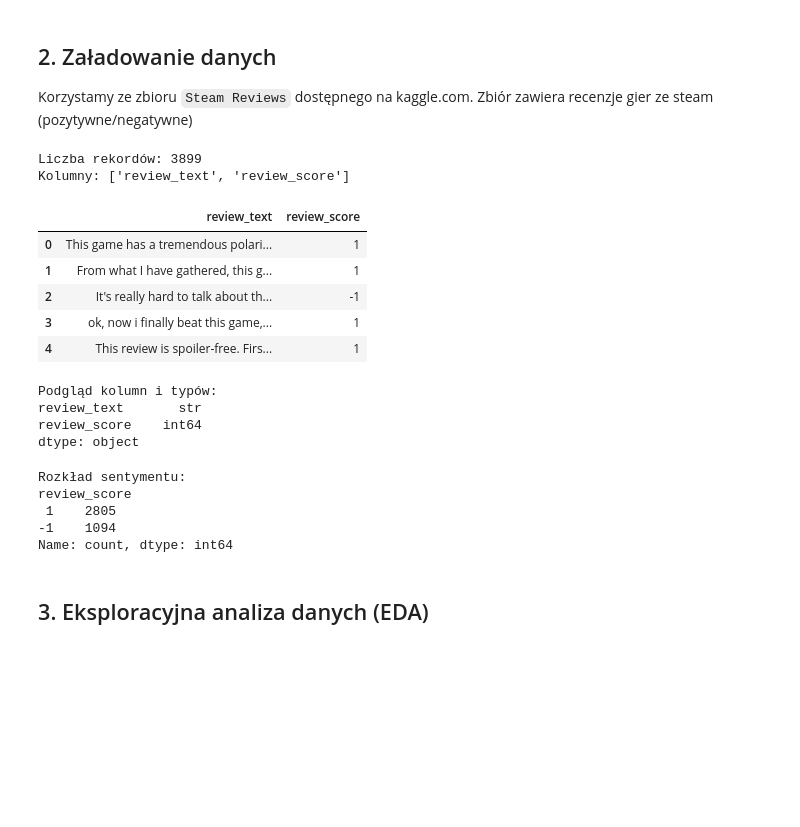
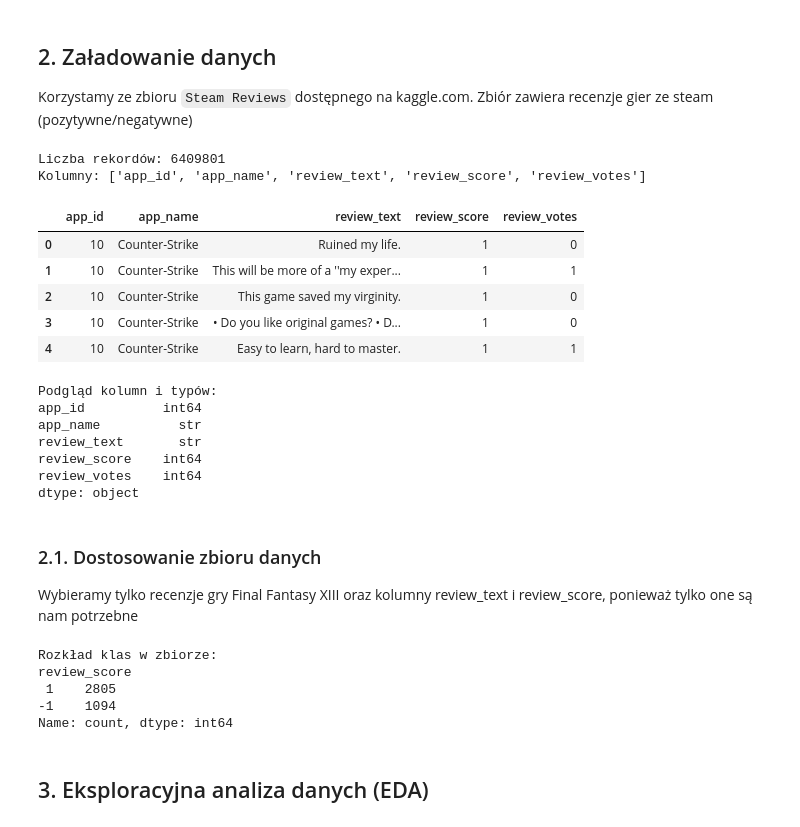
Before and after one commit to WhatTheGo/AnalizaSentymentuSteam, a Jupyter notebook: 01_dane_i_przetwarzanie.ipynb, the cells around one changed output. Saved outputs shown, nothing was run; the diff lists cells and outputs as text; code cells hidden in the pictures; blank space fills up the shorter version.

```diff
--- a/01_dane_i_przetwarzanie.ipynb
+++ b/01_dane_i_przetwarzanie.ipynb
@@ -45,37 +46,52 @@ pd.set_option("display.max_colwidth", 200)
 
 Korzystamy ze zbioru `Steam Reviews` dostępnego na kaggle.com. Zbiór zawiera recenzje gier ze steam (pozytywne/negatywne)
 # %%
-df = pd.read_csv("final_fantasy_XIII.csv")
-df = df.dropna()
+df = pd.read_csv("steam_reviews.csv")
+
+# Usunięcie pustych wierszy
+df = df.dropna(subset=['review_text', 'review_score'])
+
 print(f"Liczba rekordów: {len(df)}")
 print(f"Kolumny: {list(df.columns)}")
 df.head()
 # %% [output]
-Liczba rekordów: 3899
-Kolumny: ['review_text', 'review_score']
+Liczba rekordów: 6409801
+Kolumny: ['app_id', 'app_name', 'review_text', 'review_score', 'review_votes']
-|  | review_text | review_score |
-| 0 | This game has a tremendous polari... | 1 |
-| 1 | From what I have gathered, this g... | 1 |
-| 2 | It's really hard to talk about th... | -1 |
-| 3 | ok, now i finally beat this game,... | 1 |
-| 4 | This review is spoiler-free. Firs... | 1 |
+|  | app_id | app_name | review_text | review_score | review_votes |
+| 0 | 10 | Counter-Strike | Ruined my life. | 1 | 0 |
+| 1 | 10 | Counter-Strike | This will be more of a ''my exper... | 1 | 1 |
+| 2 | 10 | Counter-Strike | This game saved my virginity. | 1 | 0 |
+| 3 | 10 | Counter-Strike | • Do you like original games? • D... | 1 | 0 |
+| 4 | 10 | Counter-Strike | Easy to learn, hard to master. | 1 | 1 |
 # %%
 print("Podgląd kolumn i typów:")
 print(df.dtypes)
 # %% [output]
 Podgląd kolumn i typów:
+app_id          int64
+app_name          str
 review_text       str
 review_score    int64
+review_votes    int64
 dtype: object
+# %% [markdown]
+### 2.1. Dostosowanie zbioru danych
+
+Wybieramy tylko recenzje gry Final Fantasy XIII oraz kolumny review_text i review_score, ponieważ tylko one są nam potrzebne
 # %%
+df = df[df['app_name'] == 'FINAL FANTASY XIII'][['review_text', 'review_score']]
+
+# Ewentualny zapis nowego zbioru do pliku csv
+df.to_csv('final_fantasy_XIII.csv', index=False)
+
 # review_score, 1 - pozytywne, -1 - negatywne
 TEXT_COL = "review_text"
 RATING_COL = "review_score"
 
-print(f"\nRozkład sentymentu:")
+print("Rozkład klas w zbiorze:")
 print(df[RATING_COL].value_counts())
 # %% [output]
-Rozkład sentymentu:
+Rozkład klas w zbiorze:
 review_score
  1    2805
 -1    1094
```
Also changed, not shown: parts of 6 cells of this notebook, 4 other files.
